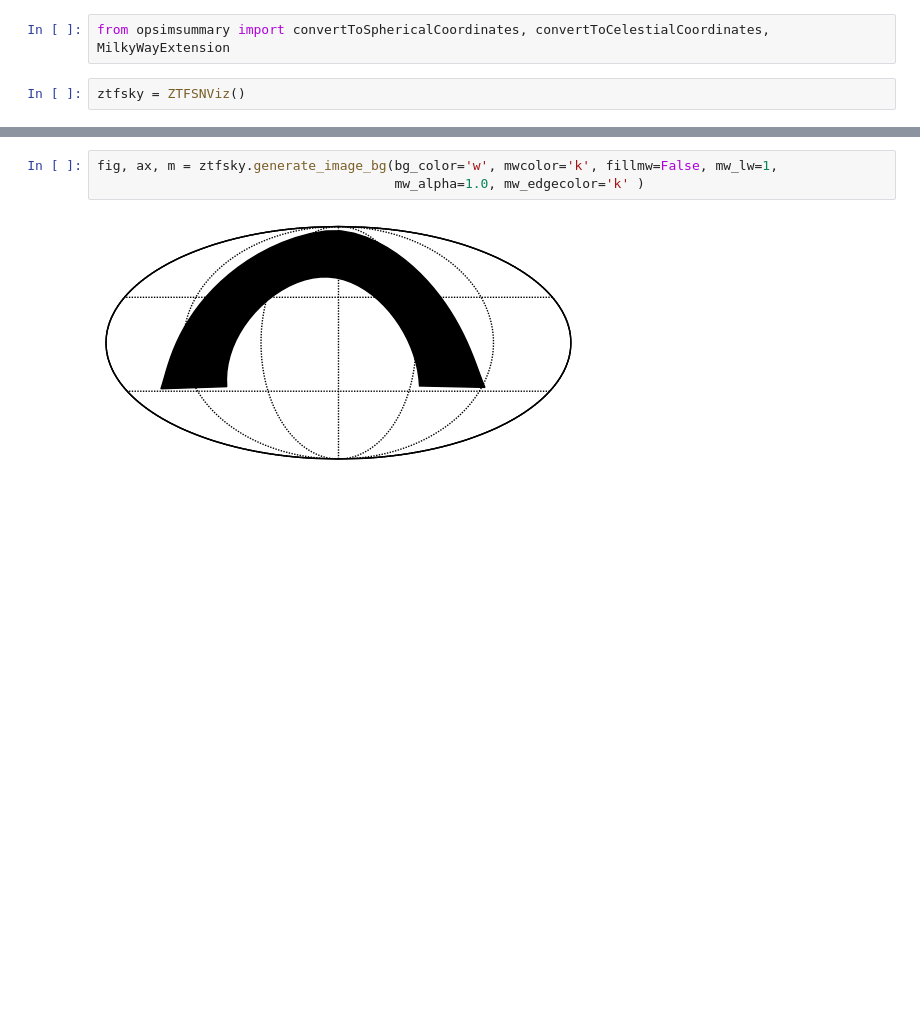
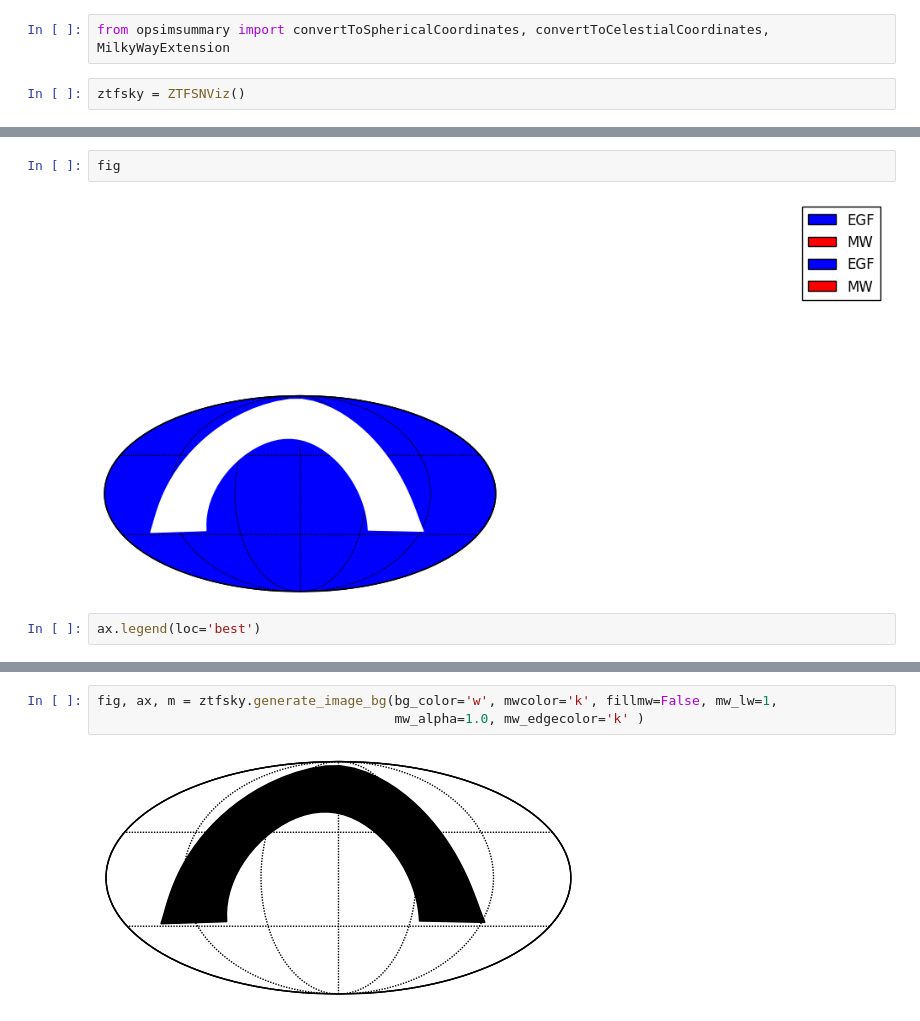
Before and after one commit to oskarkleincentre/cadence_demo_for_ztf, a Jupyter notebook: examples/Demo_testMW.ipynb, the cells around one changed output, grey strips where cells are left out. Cells and saved outputs as stored; diff of their text form; blank space fills up the shorter version.

```diff
--- a/examples/Demo_testMW.ipynb
+++ b/examples/Demo_testMW.ipynb
@@ -13,0 +23,6 @@ fig, ax, m = ztfsky.generate_image_bg(bg_color='b', mwcolor='w', fillmw=True, mw
+# %%
+fig
+# %% [output]
+[figure, added]
+# %%
+ax.legend(loc='best')
```
Also changed, not shown: parts of 7 cells of this notebook, 3 other files.
